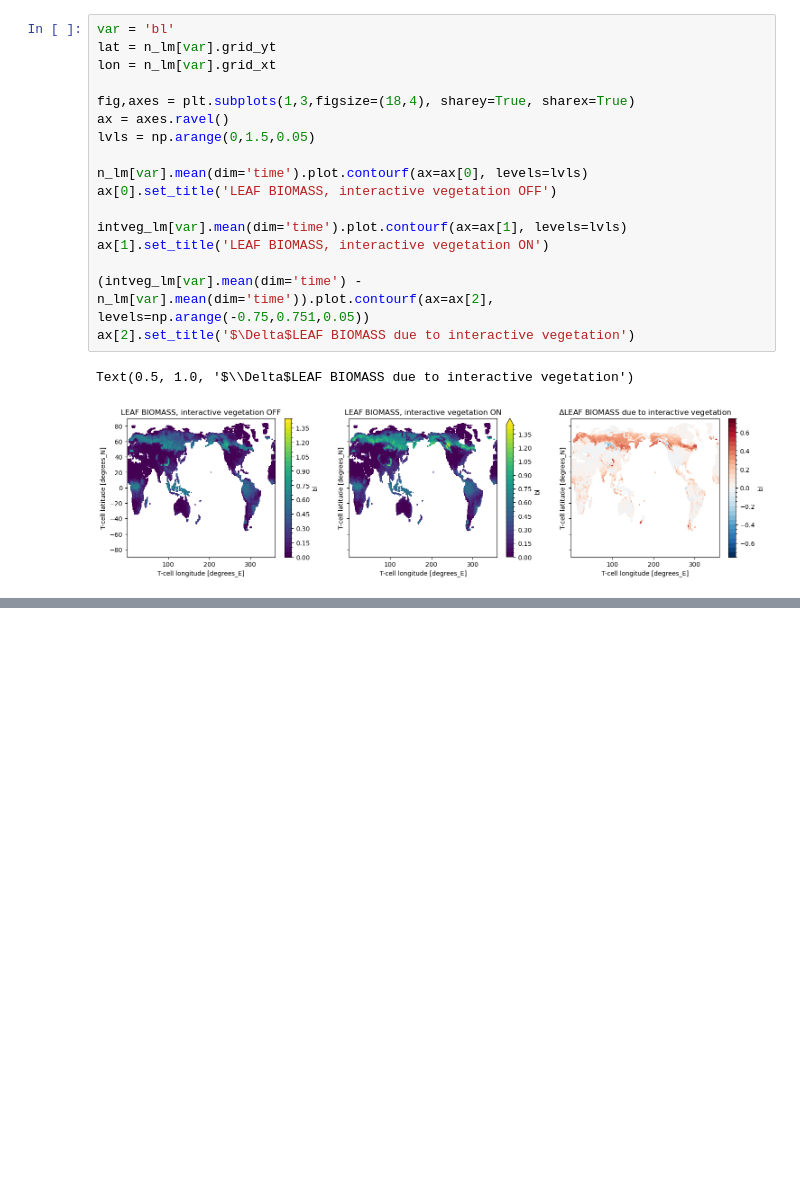
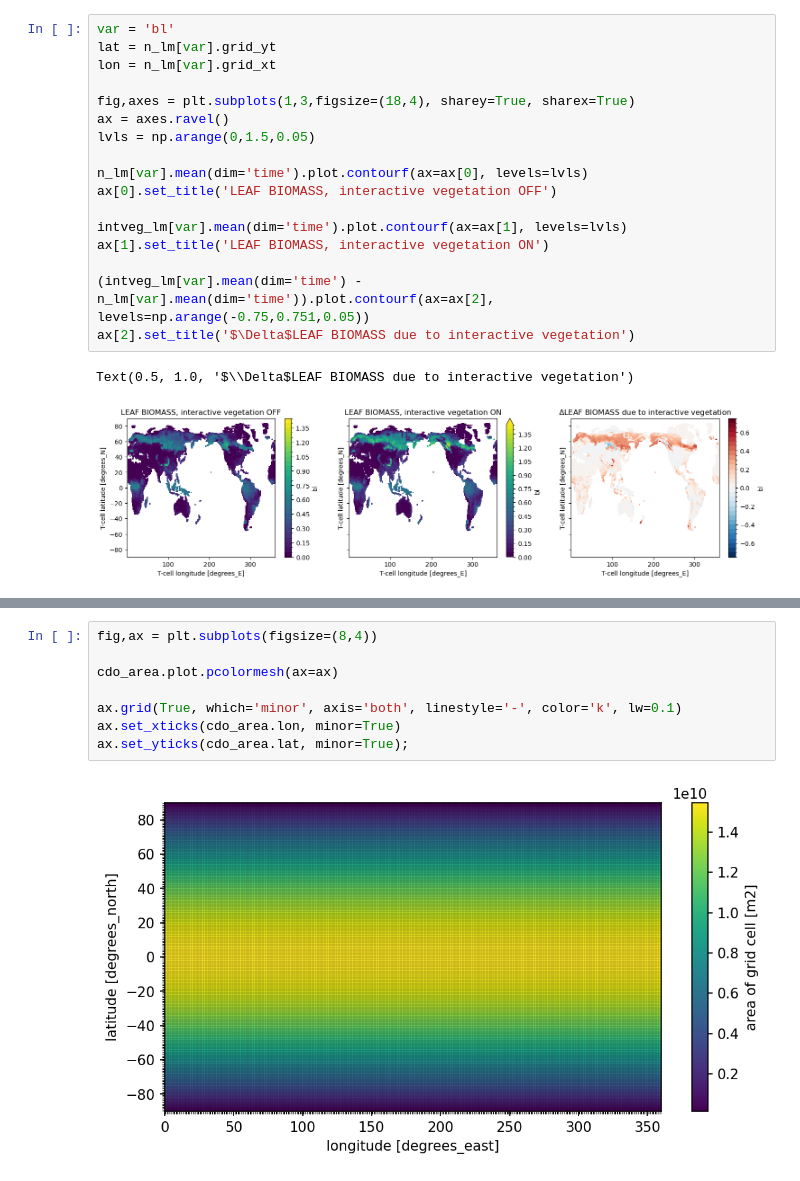
Before and after one commit to bbuchovecky/itcz_phys, a Jupyter notebook: notebooks/00_am2.5-test.ipynb, the cells around one changed output, grey strips where cells are left out. Cells and saved outputs as stored; diff of their text form; blank space fills up the shorter version.

```diff
--- a/notebooks/00_am2.5-test.ipynb
+++ b/notebooks/00_am2.5-test.ipynb
@@ -153,0 +183,10 @@ Text(0.5, 1.0, '$\\Delta$LEAF BIOMASS due to interactive vegetation')
+# %%
+fig,ax = plt.subplots(figsize=(8,4))
+
+cdo_area.plot.pcolormesh(ax=ax)
+
+ax.grid(True, which='minor', axis='both', linestyle='-', color='k', lw=0.1)
+ax.set_xticks(cdo_area.lon, minor=True)
+ax.set_yticks(cdo_area.lat, minor=True);
+# %% [output]
+[figure, added]
```
Also changed, not shown: parts of 10 cells of this notebook.
